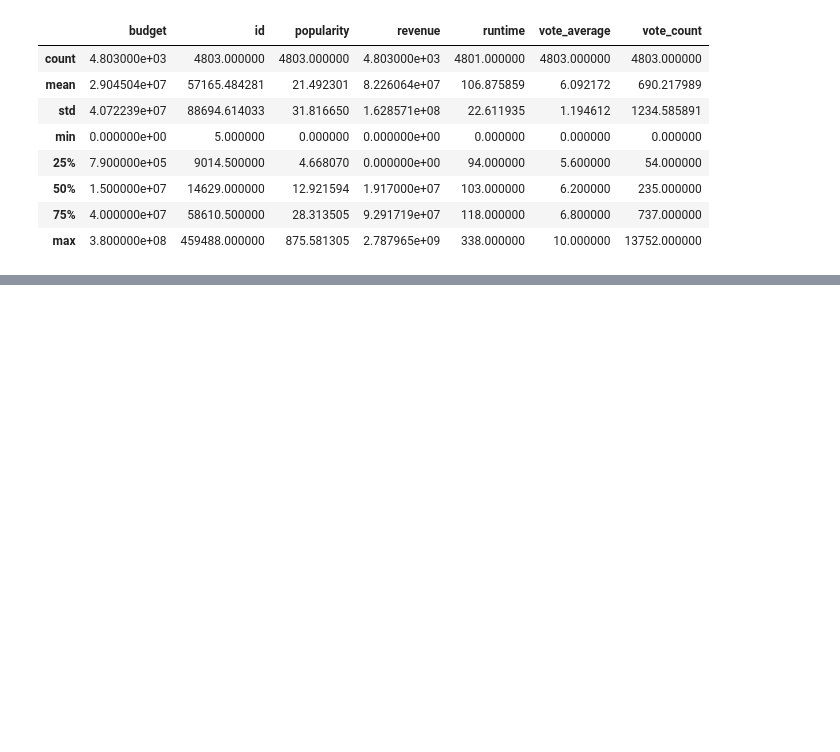
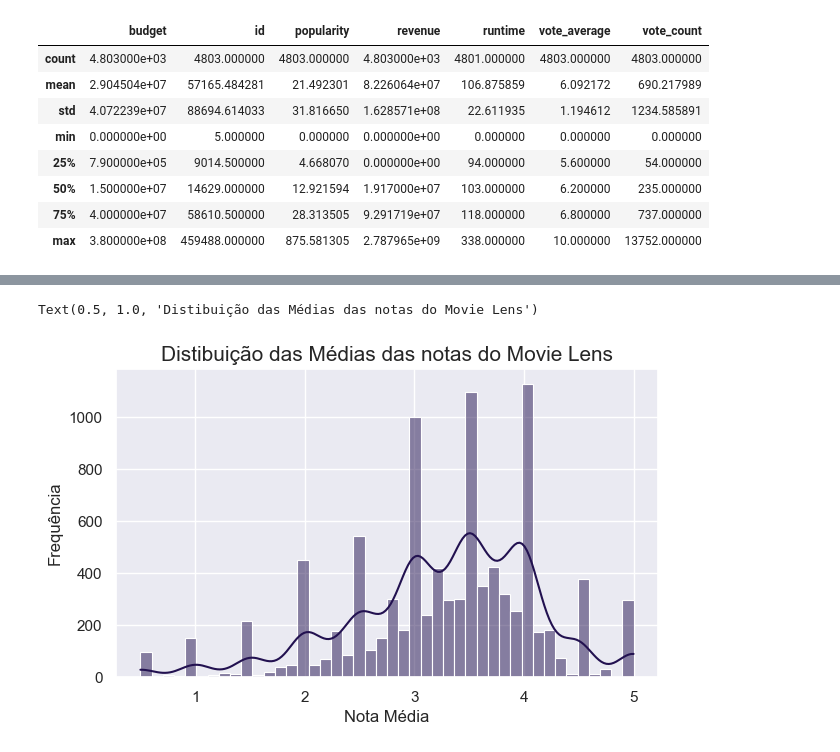
Before and after one commit to OliveiraLucas29/Curso_DataScience_Alura, a Jupyter notebook: testes_estatisticos_python/Introdução a testes.ipynb, the cells around one changed output, grey strips where cells are left out. Drawn from its saved outputs; the diff is of its cells as text; code cells hidden in the pictures; blank space fills up the shorter version.

```diff
--- a/testes_estatisticos_python/Introdução a testes.ipynb
+++ b/testes_estatisticos_python/Introdução a testes.ipynb
@@ -86,0 +144,3 @@ tmdb.query('vote_average == 0')
+# %%
+ml = pd.read_csv('ratings.csv')
+ml.head()
@@ -86,0 +154,3 @@ tmdb.query('vote_average == 0')
+# %%
+ml_mean = ml.groupby('movieId').mean()['rating']
+ml_mean
@@ -86,0 +171,8 @@ tmdb.query('vote_average == 0')
+# %%
+fig = plt.figure(figsize=(7,4))
+ax = sns.histplot(ml_mean.values, kde=True)
+ax.set(xlabel='Nota Média', ylabel='Frequência')
+ax.set_title('Distibuição das Médias das notas do Movie Lens', fontsize=15)
+# %% [output]
+Text(0.5, 1.0, 'Distibuição das Médias das notas do Movie Lens')
+[figure, added]
```
Also changed, not shown: parts of 40 cells of this notebook.
